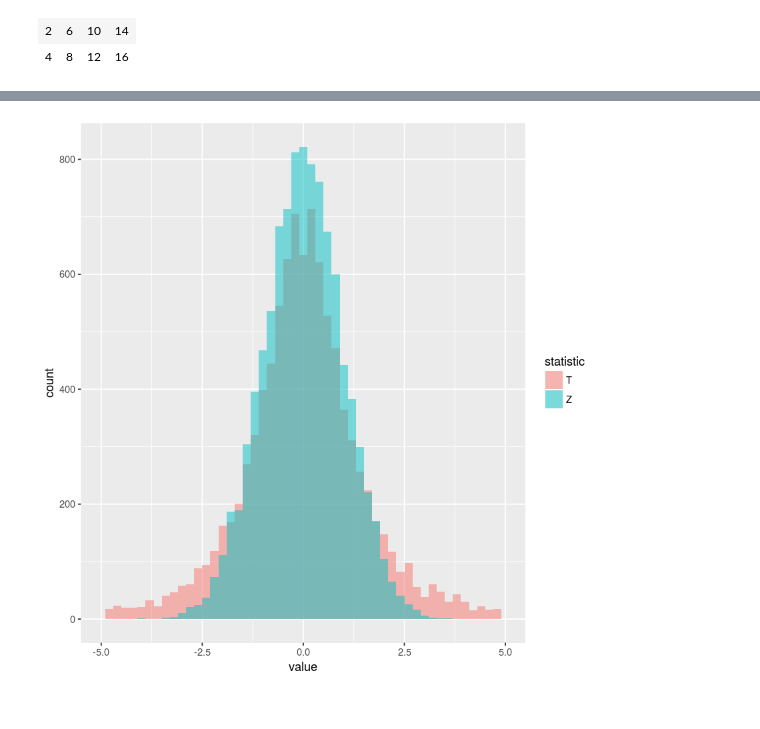
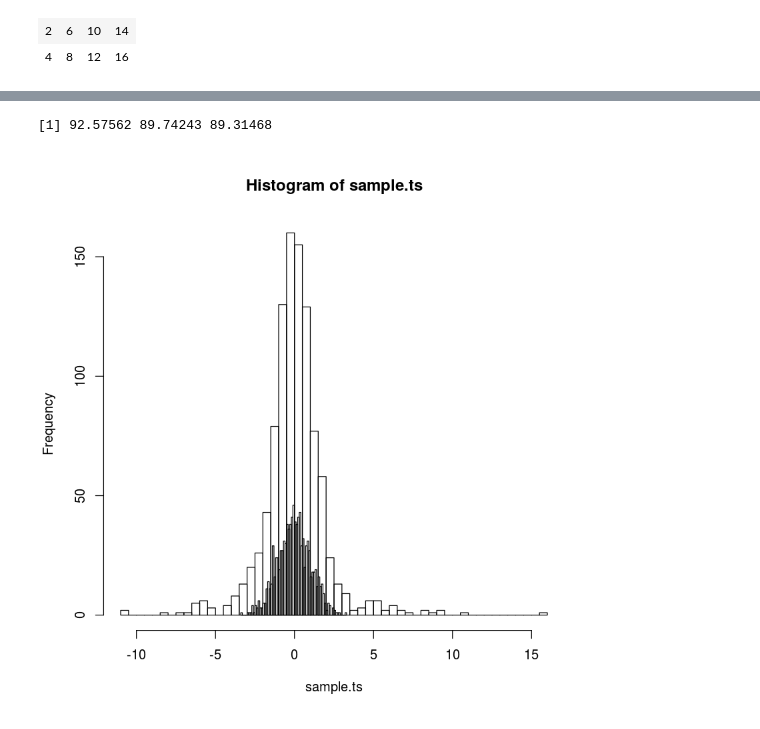
Before and after one commit to ebusato/jupyter_R, a Jupyter notebook: Introduction to R.ipynb, the cells around one changed output, grey strips where cells are left out. Saved outputs shown, nothing was run; the diff lists cells and outputs as text; code cells hidden in the pictures.

```diff
--- a/Introduction to R.ipynb
+++ b/Introduction to R.ipynb
@@ -149,13 +149,16 @@ sample.n = function(n){rnorm(n, mu.x, sd.x)}
 calculate.t = function(x){(mean(x) - mu.x)/(sd(x)/sqrt(length(x)))} # uses sample sd
 calculate.z = function(x){(mean(x) - mu.x)/(sd.x /sqrt(length(x)))} # uses population sd
 
-sample.ts = replicate(10000, calculate.t(sample.n(n)))
-sample.zs = replicate(10000, calculate.z(sample.n(n)))
+sample.n(n)
+sample.n(n)
 
-df = rbind(data.frame(value=sample.ts, statistic="T"),
-           data.frame(value=sample.zs, statistic="Z"))
+sample.ts = replicate(1000, calculate.t(sample.n(n)))
+sample.zs = replicate(1000, calculate.z(sample.n(n)))
 
-ggplot(df, aes(x=value, fill=statistic))+
-  geom_histogram(position="identity", binwidth=0.2, alpha=0.5)+
-  scale_x_continuous(limits=c(-5,5))
+#df = rbind(data.frame(value=sample.ts, statistic="T"),
+#           data.frame(value=sample.zs, statistic="Z"))
+
+#ggplot(df, aes(x=value, fill=statistic))+
+#  geom_histogram(position="identity", binwidth=0.2, alpha=0.5)+
+#  scale_x_continuous(limits=c(-5,5))
 # %% [output]
@@ -164 +166,2 @@ Warning message:
+[1] 92.57562 89.74243 89.31468
-[figure, old version]
+[figure, new version]
```
Also changed, not shown: parts of 1 cell of this notebook, 1 other file.
